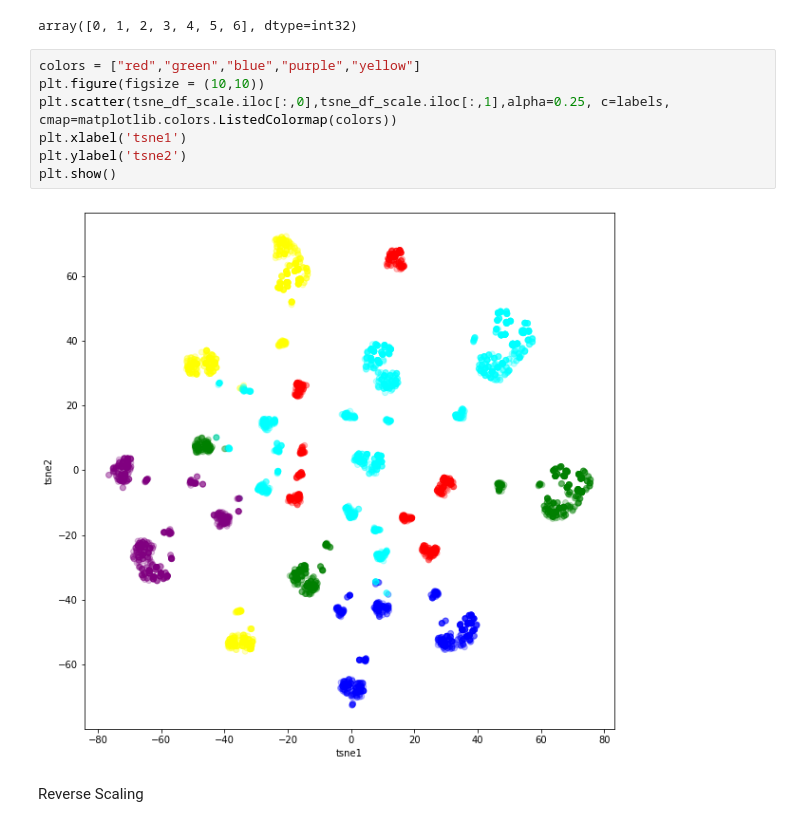
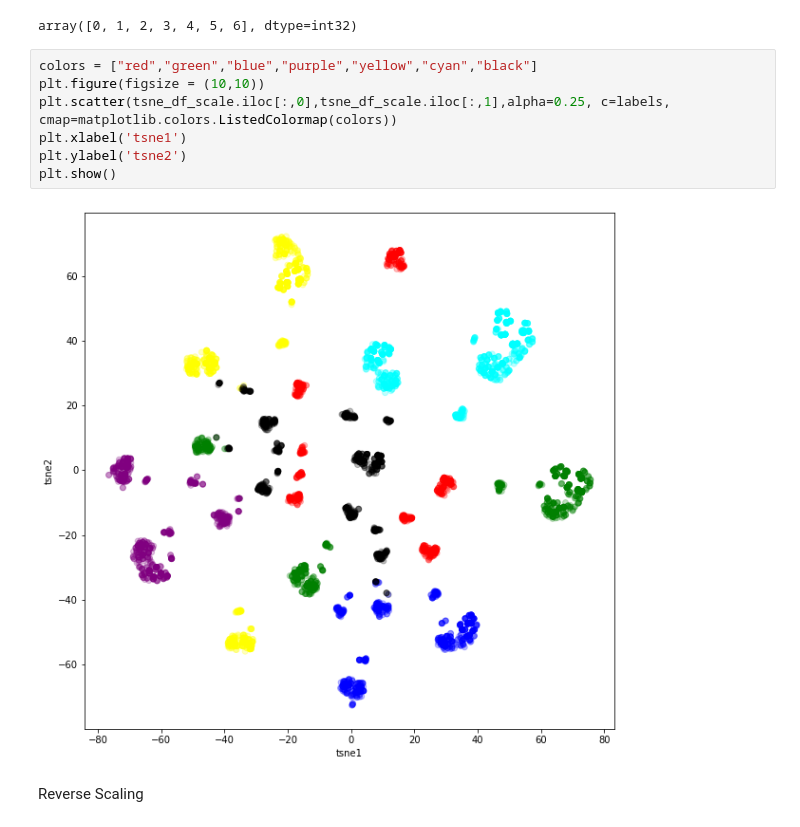
Before and after one commit to LazyHooks/ACN_clustering, a Jupyter notebook: cluster_base 7.ipynb, the cells around one changed output. Saved outputs shown, nothing was run; the diff lists cells and outputs as text.

```diff
--- a/cluster_base 7.ipynb
+++ b/cluster_base 7.ipynb
@@ -258,14 +258,14 @@ np.unique(labels)
 # %% [output]
 array([0, 1, 2, 3, 4, 5, 6], dtype=int32)
 # %%
-colors = ["red","green","blue","purple","yellow"]
+colors = ["red","green","blue","purple","yellow","cyan","black"]
 plt.figure(figsize = (10,10))
 plt.scatter(tsne_df_scale.iloc[:,0],tsne_df_scale.iloc[:,1],alpha=0.25, c=labels, cmap=matplotlib.colors.ListedColormap(colors))
 plt.xlabel('tsne1')
 plt.ylabel('tsne2')
 plt.show()
 # %% [output]
-[figure, old version]
+[figure, new version]
 # %% [markdown]
 Reverse Scaling
 # %%
```
